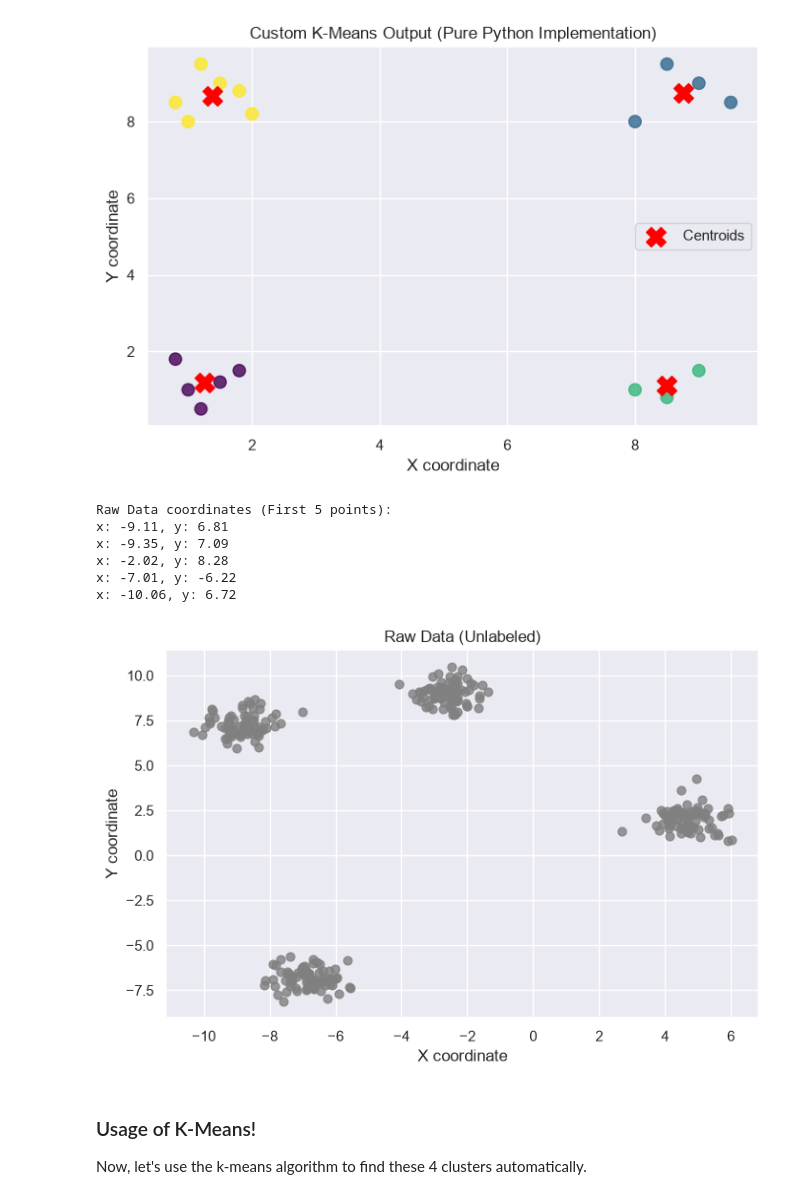
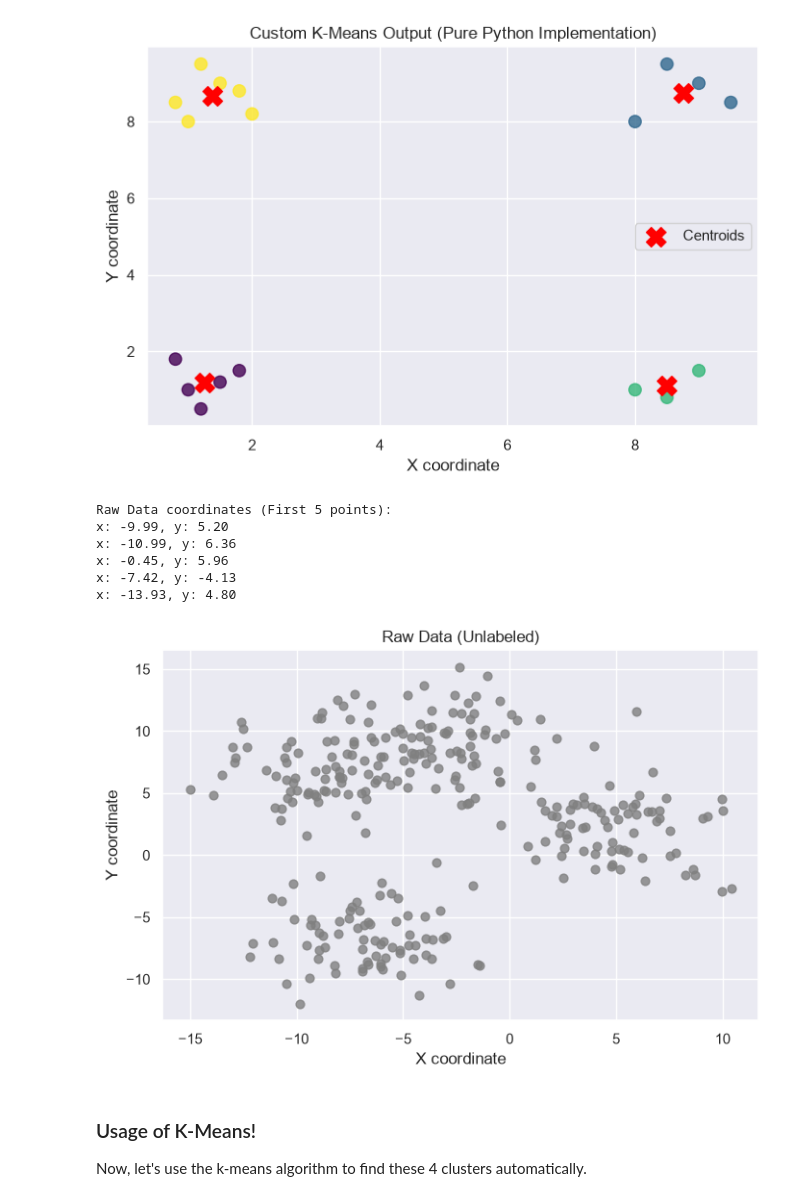
Before and after one commit to gabrielSpassos/ai-sandbox, a Jupyter notebook: clustering-presentation-poc/clustering.ipynb, the cells around one changed output. Saved outputs shown, nothing was run; the diff lists cells and outputs as text; code cells hidden in the pictures.

Commit message:
feat: update clustering

```diff
--- a/clustering-presentation-poc/clustering.ipynb
+++ b/clustering-presentation-poc/clustering.ipynb
@@ -146,29 +149,29 @@ Cluster 0: 5 points
 # %%
 # Generating synthetic 2D data example
 # Create 300 points distributed around 4 centers,
-# with 0.60 as cluster standard deviation (compact and well-separated clusters)
-points, true_labels = make_blobs(n_samples=300, centers=4, cluster_std=0.60, random_state=42)
+# with 2.50 as cluster standard deviation (dispersed and heavily overlapping clusters)
+points, true_labels = make_blobs(n_samples=300, centers=4, cluster_std=2.50, random_state=42)
 
 print("Raw Data coordinates (First 5 points):")
 for p in points[:5]:
     print(f"x: {p[0]:.2f}, y: {p[1]:.2f}")
 print()
 
 # raw data (as the algorithm sees it: no colors, no labels)
 plt.figure(figsize=(8, 5))
 plt.scatter(points[:, 0], points[:, 1], s=40, color='gray', alpha=0.8)
 plt.title("Raw Data (Unlabeled)")
 plt.xlabel("X coordinate")
 plt.ylabel("Y coordinate")
 plt.show()
 # %% [output]
 Raw Data coordinates (First 5 points):
-x: -9.11, y: 6.81
-x: -9.35, y: 7.09
-x: -2.02, y: 8.28
-x: -7.01, y: -6.22
-x: -10.06, y: 6.72
+x: -9.99, y: 5.20
+x: -10.99, y: 6.36
+x: -0.45, y: 5.96
+x: -7.42, y: -4.13
+x: -13.93, y: 4.80
-[figure, old version]
+[figure, new version]
 # %% [markdown]
 ### Usage of K-Means!
 Now, let's use the k-means algorithm to find these 4 clusters automatically.
```
Also changed, not shown: parts of 5 cells of this notebook.
